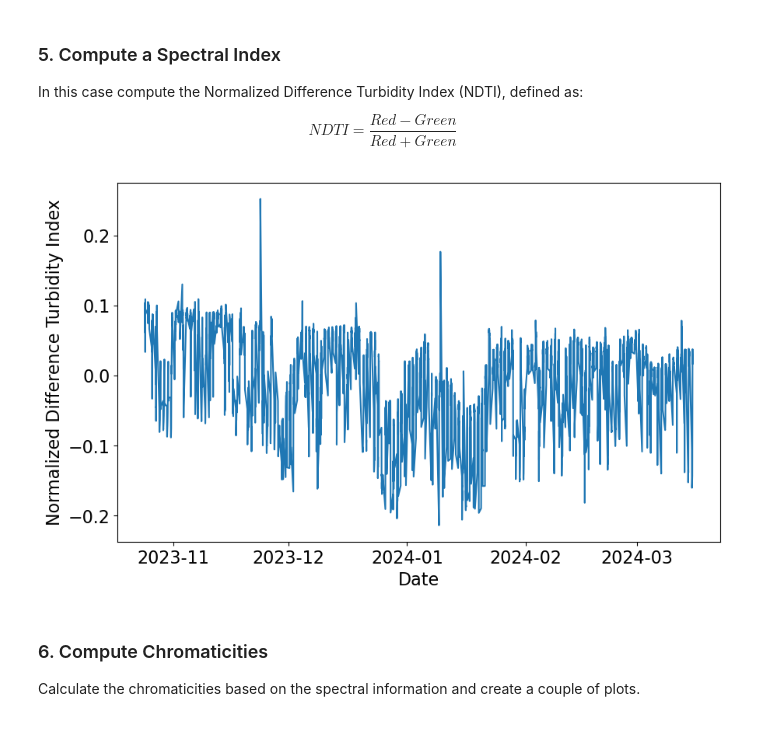
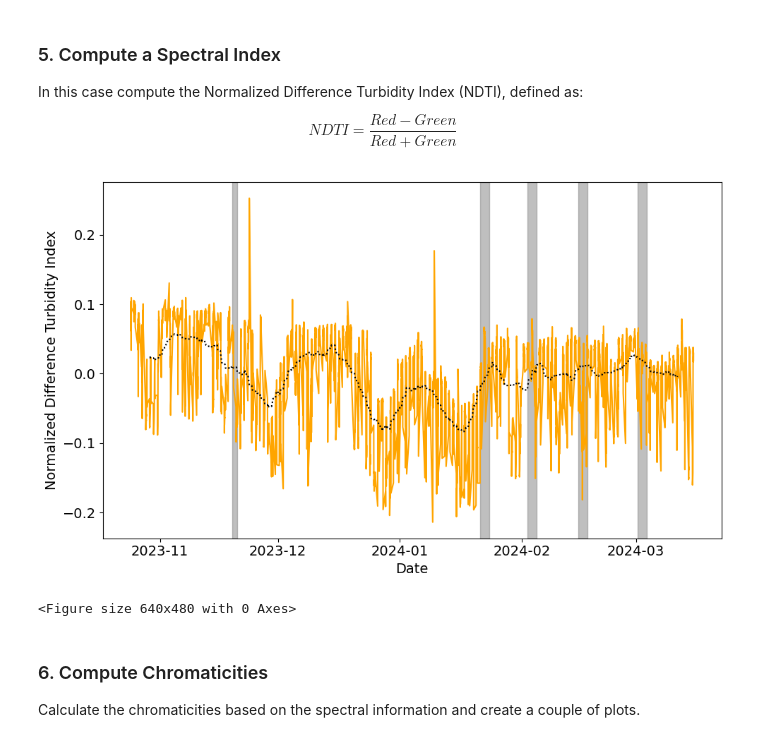
Before and after one commit to LEAF-BoiseState/LEAF-Photo-Hydrology, a Jupyter notebook: 6_Image_Time_Series_Workflow.ipynb, the cells around one changed output. Saved outputs shown, nothing was run; the diff lists cells and outputs as text; code cells hidden in the pictures.

```diff
--- a/6_Image_Time_Series_Workflow.ipynb
+++ b/6_Image_Time_Series_Workflow.ipynb
@@ -130,18 +157,40 @@ In this case compute the Normalized Difference Turbidity Index (NDTI), defined a
 $$
 NDTI = \frac{Red - Green}{Red + Green}
 $$
-# %%
-ndti = (rgb_avg[:,0] - rgb_avg[:,1])/(rgb_avg[:,0] + rgb_avg[:,1])
-
-df_camtrap.insert(len(df_camtrap.columns),'ndti',ndti)
-
-plt.figure(figsize=(10,6))
-plt.plot(df_camtrap.Datetime,df_camtrap.ndti)
-plt.xlabel('Date')
-plt.ylabel('Normalized Difference Turbidity Index')
-plt.show()
-# %% [output]
-[figure, removed]
+# %%
+plt.rcParams.update({'font.size': 14})
+
+sed_event1_begin = '2023-11-19 08:00:00'
+sed_event1_end   = '2023-11-20 17:00:00'
+sed_event2_begin = '2024-01-21 08:00:00'
+sed_event2_end   = '2024-01-23 17:00:00'
+sed_event3_begin = '2024-02-02 10:00:00'
+sed_event3_end   = '2024-02-04 17:00:00'
+sed_event4_begin = '2024-02-15 08:00:00'
+sed_event4_end   = '2024-02-17 17:00:00'
+sed_event5_begin = '2024-03-01 08:00:00'
+sed_event5_end   = '2024-03-03 17:00:00'
+
+ndti = (rgb_avg[:,0] - rgb_avg[:,1])/(rgb_avg[:,0] + rgb_avg[:,1])
+
+df_camtrap.insert(len(df_camtrap.columns),'ndti',ndti,True)
+
+plt.figure(figsize=(10,6))
+plt.plot(df_camtrap.Datetime,df_camtrap.ndti,'orange')
+plt.plot(df_camtrap.Datetime,df_camtrap.ndti.rolling(rolling_mean, center=True).mean(),'k:', label='Rolling mean')
+plt.axvspan(pd.to_datetime(sed_event1_begin,format='%Y-%m-%d %H:%M:%S'),pd.to_datetime(sed_event1_end,format='%Y-%m-%d %H:%M:%S'), color='gray', alpha=0.5)
+plt.axvspan(pd.to_datetime(sed_event2_begin,format='%Y-%m-%d %H:%M:%S'),pd.to_datetime(sed_event2_end,format='%Y-%m-%d %H:%M:%S'), color='gray', alpha=0.5)
+plt.axvspan(pd.to_datetime(sed_event3_begin,format='%Y-%m-%d %H:%M:%S'),pd.to_datetime(sed_event3_end,format='%Y-%m-%d %H:%M:%S'), color='gray', alpha=0.5)
+plt.axvspan(pd.to_datetime(sed_event4_begin,format='%Y-%m-%d %H:%M:%S'),pd.to_datetime(sed_event4_end,format='%Y-%m-%d %H:%M:%S'), color='gray', alpha=0.5)
+plt.axvspan(pd.to_datetime(sed_event5_begin,format='%Y-%m-%d %H:%M:%S'),pd.to_datetime(sed_event5_end,format='%Y-%m-%d %H:%M:%S'), color='gray', alpha=0.5)
+plt.xlabel('Date')
+plt.ylabel('Normalized Difference Turbidity Index')
+plt.tight_layout()
+plt.show()
+plt.savefig('NDTI.png',dpi=300)
+# %% [output]
+[figure, added]
+<Figure size 640x480 with 0 Axes>
 # %% [markdown]
 ### 6. Compute Chromaticities
 
```
Also changed, not shown: parts of 8 cells of this notebook, 1 other file.
